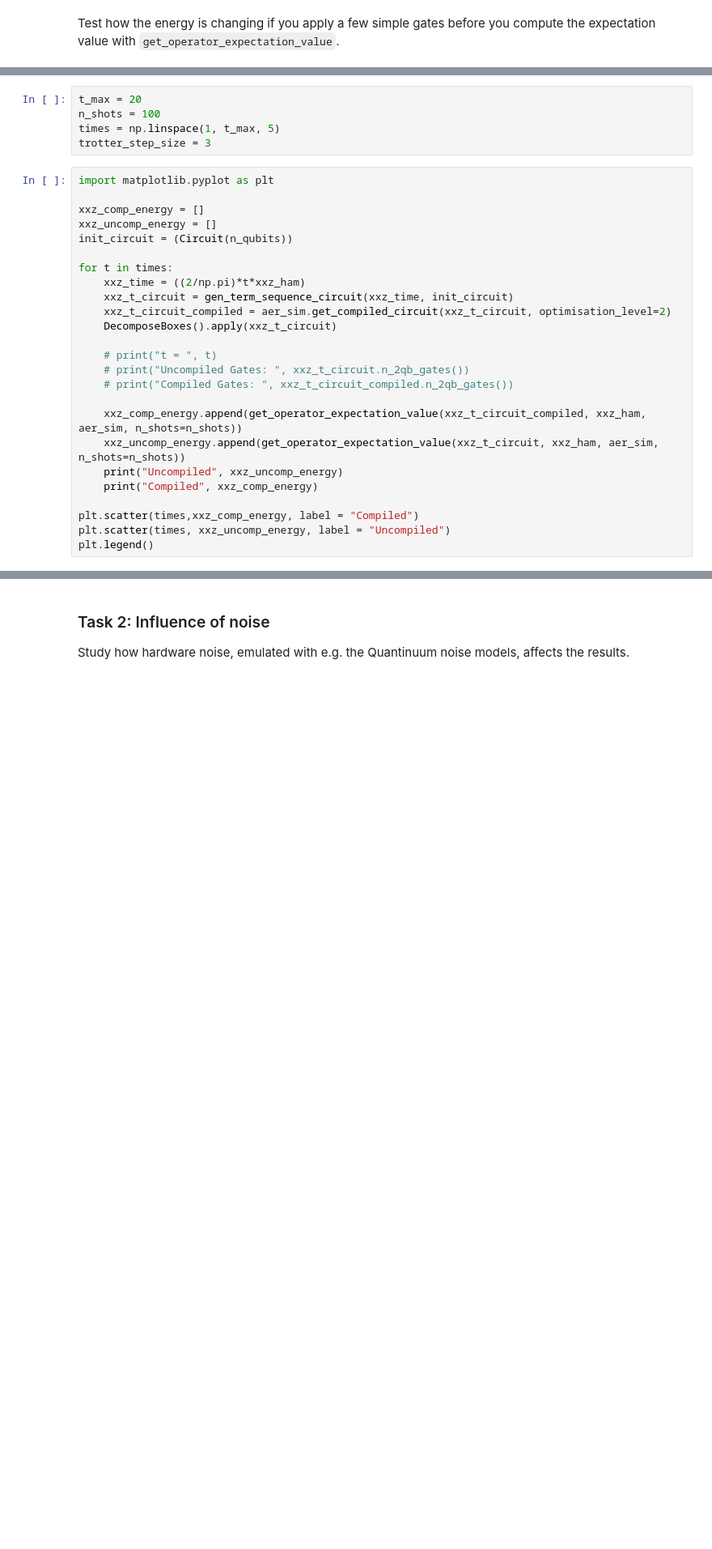
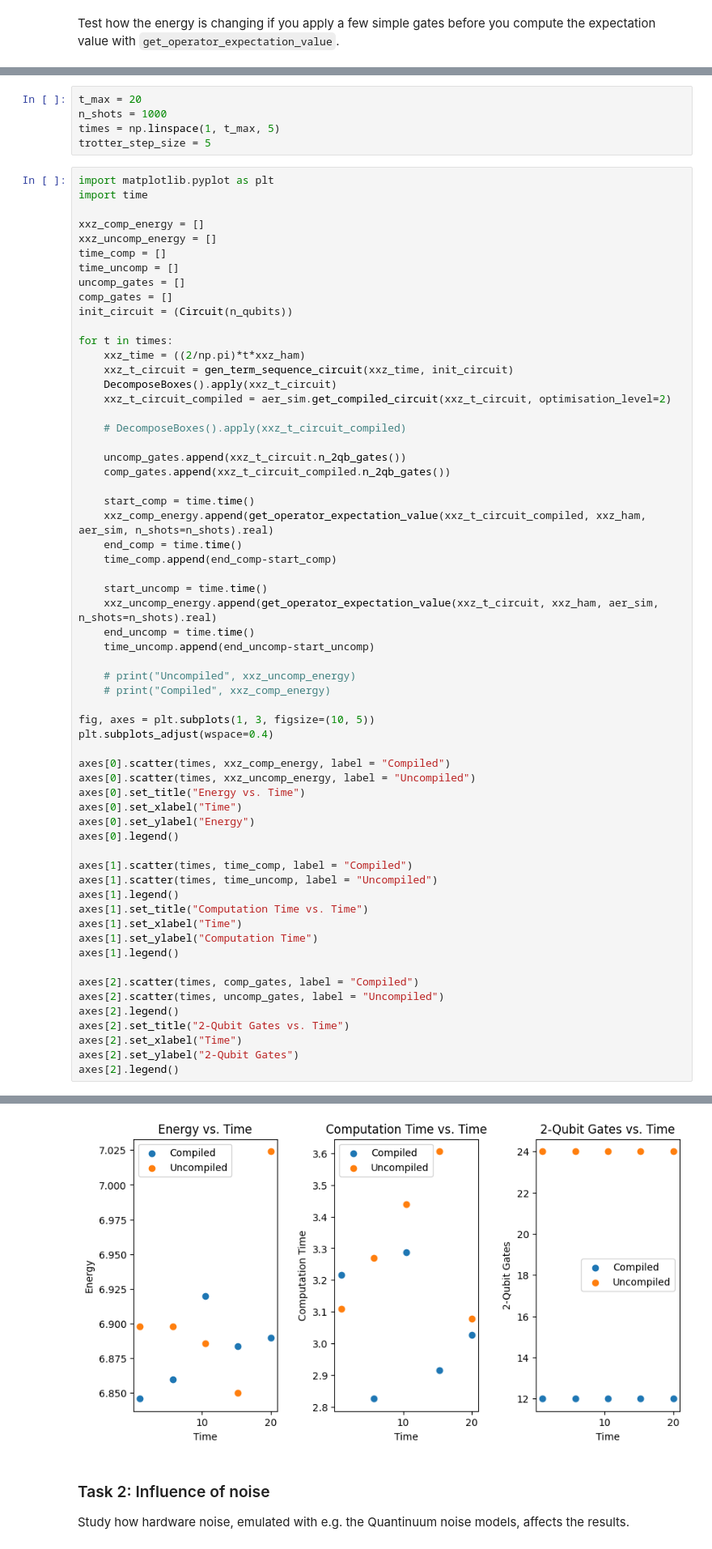
Before and after one commit to mattheweverette/2025-Quantinuum, a Jupyter notebook: notebooks/hamiltonian_simulation.ipynb, the cells around one changed output, grey strips where cells are left out. Shown at 81% size. Drawn from its saved outputs; the diff is of its cells as text; blank space fills up the shorter version.

Commit message:
energy plots

```diff
--- a/notebooks/hamiltonian_simulation.ipynb
+++ b/notebooks/hamiltonian_simulation.ipynb
@@ -387,32 +387,68 @@ Hints:
 - The energy expectation should roughly be the same for each `t` in `times`, i.e. stay constant.
 # %%
 t_max = 20
-n_shots = 100
+n_shots = 1000
 times = np.linspace(1, t_max, 5)
-trotter_step_size = 3
+trotter_step_size = 5
 # %%
 import matplotlib.pyplot as plt
+import time
 
 xxz_comp_energy = []
 xxz_uncomp_energy = []
+time_comp = []
+time_uncomp = []
+uncomp_gates = []
+comp_gates = []
 init_circuit = (Circuit(n_qubits))
 
 for t in times:
     xxz_time = ((2/np.pi)*t*xxz_ham)
     xxz_t_circuit = gen_term_sequence_circuit(xxz_time, init_circuit)
+    DecomposeBoxes().apply(xxz_t_circuit)
     xxz_t_circuit_compiled = aer_sim.get_compiled_circuit(xxz_t_circuit, optimisation_level=2)
-    DecomposeBoxes().apply(xxz_t_circuit)
 
-    # print("t = ", t)
-    # print("Uncompiled Gates: ", xxz_t_circuit.n_2qb_gates())
-    # print("Compiled Gates: ", xxz_t_circuit_compiled.n_2qb_gates())
+    # DecomposeBoxes().apply(xxz_t_circuit_compiled)
 
-    xxz_comp_energy.append(get_operator_expectation_value(xxz_t_circuit_compiled, xxz_ham, aer_sim, n_shots=n_shots))
-    xxz_uncomp_energy.append(get_operator_expectation_value(xxz_t_circuit, xxz_ham, aer_sim, n_shots=n_shots))
-    print("Uncompiled", xxz_uncomp_energy)
-    print("Compiled", xxz_comp_energy)
+    uncomp_gates.append(xxz_t_circuit.n_2qb_gates())
+    comp_gates.append(xxz_t_circuit_compiled.n_2qb_gates())
 
-plt.scatter(times,xxz_comp_energy, label = "Compiled")
-plt.scatter(times, xxz_uncomp_energy, label = "Uncompiled")
-plt.legend()
+    start_comp = time.time()
+    xxz_comp_energy.append(get_operator_expectation_value(xxz_t_circuit_compiled, xxz_ham, aer_sim, n_shots=n_shots).real)
+    end_comp = time.time()
+    time_comp.append(end_comp-start_comp)
+
+    start_uncomp = time.time()
+    xxz_uncomp_energy.append(get_operator_expectation_value(xxz_t_circuit, xxz_ham, aer_sim, n_shots=n_shots).real)
+    end_uncomp = time.time()
+    time_uncomp.append(end_uncomp-start_uncomp)
+
+    # print("Uncompiled", xxz_uncomp_energy)
+    # print("Compiled", xxz_comp_energy)
+
+fig, axes = plt.subplots(1, 3, figsize=(10, 5))
+plt.subplots_adjust(wspace=0.4)
+
+axes[0].scatter(times, xxz_comp_energy, label = "Compiled")
+axes[0].scatter(times, xxz_uncomp_energy, label = "Uncompiled")
+axes[0].set_title("Energy vs. Time")
+axes[0].set_xlabel("Time")
+axes[0].set_ylabel("Energy")
+axes[0].legend()
+
+axes[1].scatter(times, time_comp, label = "Compiled")
+axes[1].scatter(times, time_uncomp, label = "Uncompiled")
+axes[1].legend()
+axes[1].set_title("Computation Time vs. Time")
+axes[1].set_xlabel("Time")
+axes[1].set_ylabel("Computation Time")
+axes[1].legend()
+
+axes[2].scatter(times, comp_gates, label = "Compiled")
+axes[2].scatter(times, uncomp_gates, label = "Uncompiled")
+axes[2].legend()
+axes[2].set_title("2-Qubit Gates vs. Time")
+axes[2].set_xlabel("Time")
+axes[2].set_ylabel("2-Qubit Gates")
+axes[2].legend()
 # %% [output]
@@ -420,3 +456,4 @@ AssertionError:
+[figure, added]
 # %% [markdown]
 ### Task 2: Influence of noise
 
```
Also changed, not shown: parts of 1 cell of this notebook.
